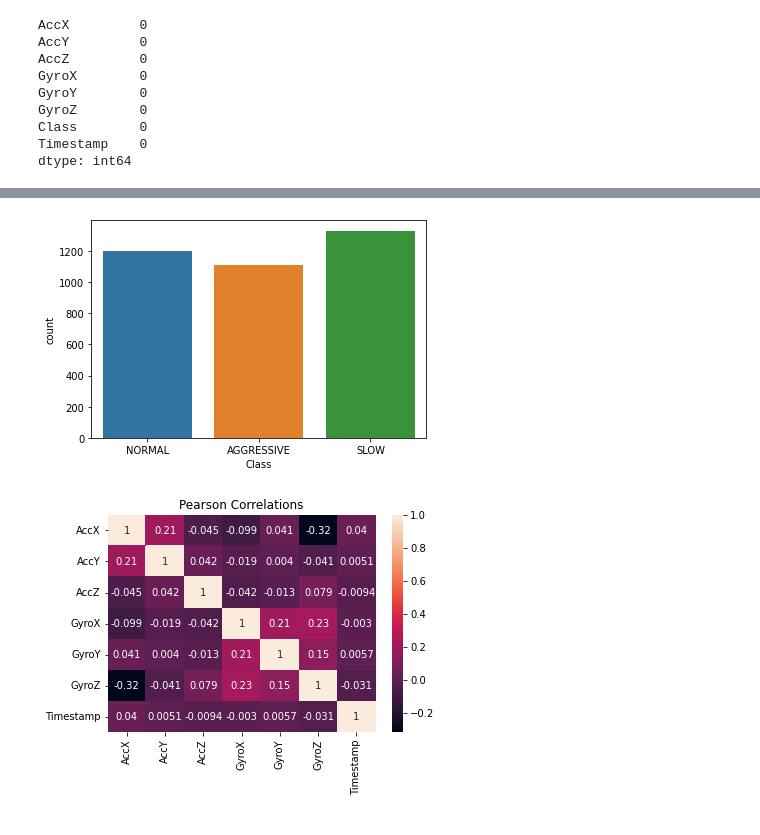
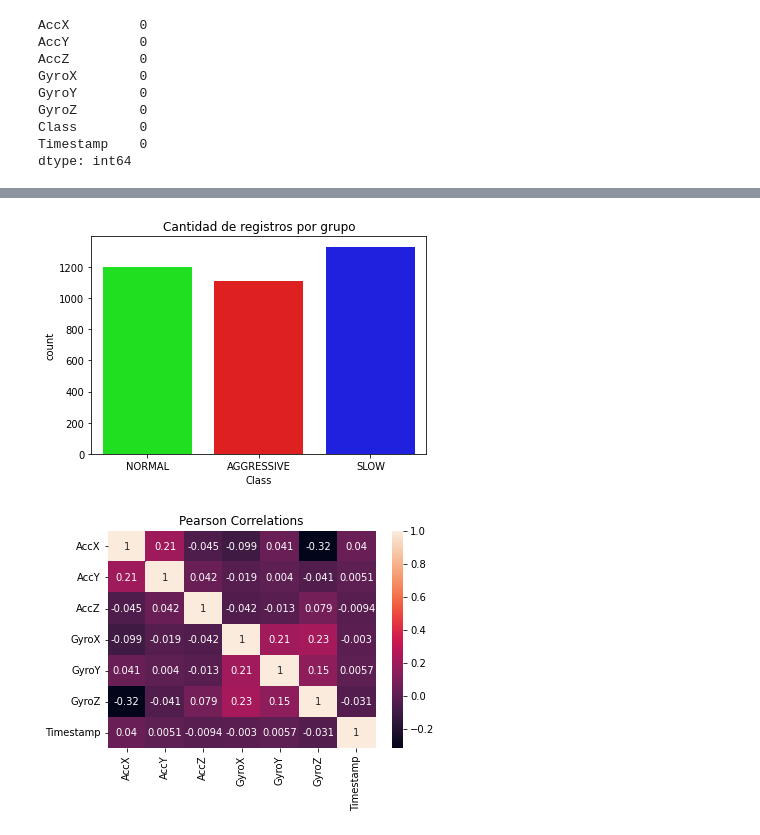
Before and after one commit to NoMolestar/Driving-Behavior-IA, a Jupyter notebook: code/Driving_Behavior.ipynb, the cells around one changed output, grey strips where cells are left out. Drawn from its saved outputs; the diff is of its cells as text; code cells hidden in the pictures.

```diff
--- a/code/Driving_Behavior.ipynb
+++ b/code/Driving_Behavior.ipynb
@@ -156,9 +159,10 @@ plt.show()
 # %%
+# Graficamos para ver cuantos datos de cada grupo hay
 import seaborn as sns
-sns.countplot('Class',data = t_train)
+sns.countplot('Class',data = t_train, palette=["#0f0", "#f00", "#00f"]).set(title='Cantidad de registros por grupo')
 plt.show()
 # %% [output]
-[figure, old version]
+[figure, new version]
 # %%
 # Calcularemos la correlación entre las variables
 ax = sns.heatmap(t_train.corr(), annot=True).set(title='Pearson Correlations');
```
Also changed, not shown: parts of 89 cells of this notebook.
